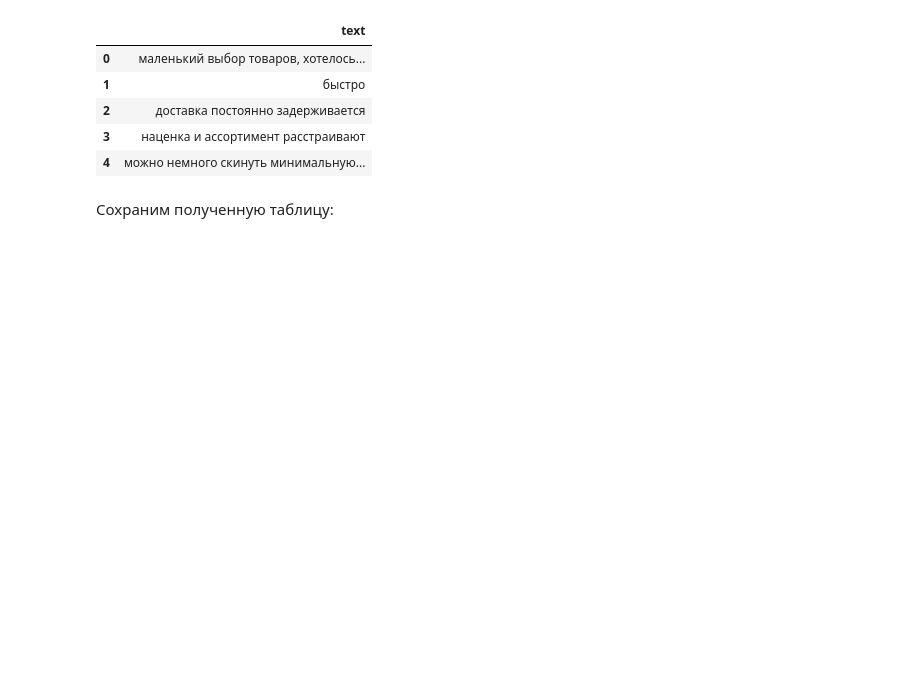
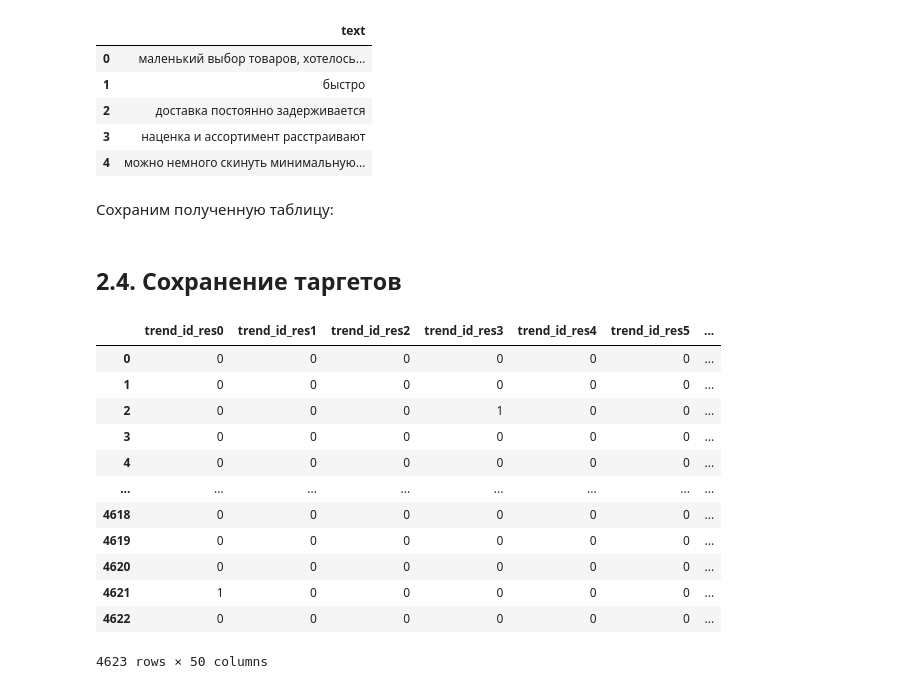
Before and after one commit to Maksim-Goncharovskiy/nlp-workshop, a Jupyter notebook: notebooks/Data-Processing.ipynb, the cells around one changed output. Saved outputs shown, nothing was run; the diff lists cells and outputs as text; code cells hidden in the pictures; blank space fills up the shorter version.

Commit message:
Сохранена таблица таргетов.

```diff
--- a/notebooks/Data-Processing.ipynb
+++ b/notebooks/Data-Processing.ipynb
@@ -246,3 +247,22 @@ text_df.head()
 Сохраним полученную таблицу:
 # %%
 text_df.to_csv("../data/processed/text_df.csv")
+# %% [markdown]
+## 2.4. Сохранение таргетов <a id="chapter2.4"></a>
+# %%
+targets = pd.DataFrame(data[[f"trend_id_res{i}" for i in range(50)]].values, columns=[f"trend_id_res{i}" for i in range(50)])
+targets
+# %% [output]
+|  | trend_id_res0 | trend_id_res1 | trend_id_res2 | trend_id_res3 | trend_id_res4 | trend_id_res5 | ... |
+| 0 | 0 | 0 | 0 | 0 | 0 | 0 | ... |
+| 1 | 0 | 0 | 0 | 0 | 0 | 0 | ... |
+| 2 | 0 | 0 | 0 | 1 | 0 | 0 | ... |
+| 3 | 0 | 0 | 0 | 0 | 0 | 0 | ... |
+| 4 | 0 | 0 | 0 | 0 | 0 | 0 | ... |
+| ... | ... | ... | ... | ... | ... | ... | ... |
+| 4618 | 0 | 0 | 0 | 0 | 0 | 0 | ... |
+| 4619 | 0 | 0 | 0 | 0 | 0 | 0 | ... |
+| 4620 | 0 | 0 | 0 | 0 | 0 | 0 | ... |
+| 4621 | 1 | 0 | 0 | 0 | 0 | 0 | ... |
+| 4622 | 0 | 0 | 0 | 0 | 0 | 0 | ... |
+4623 rows × 50 columns
```
Also changed, not shown: parts of 1 cell of this notebook, 1 other file.
